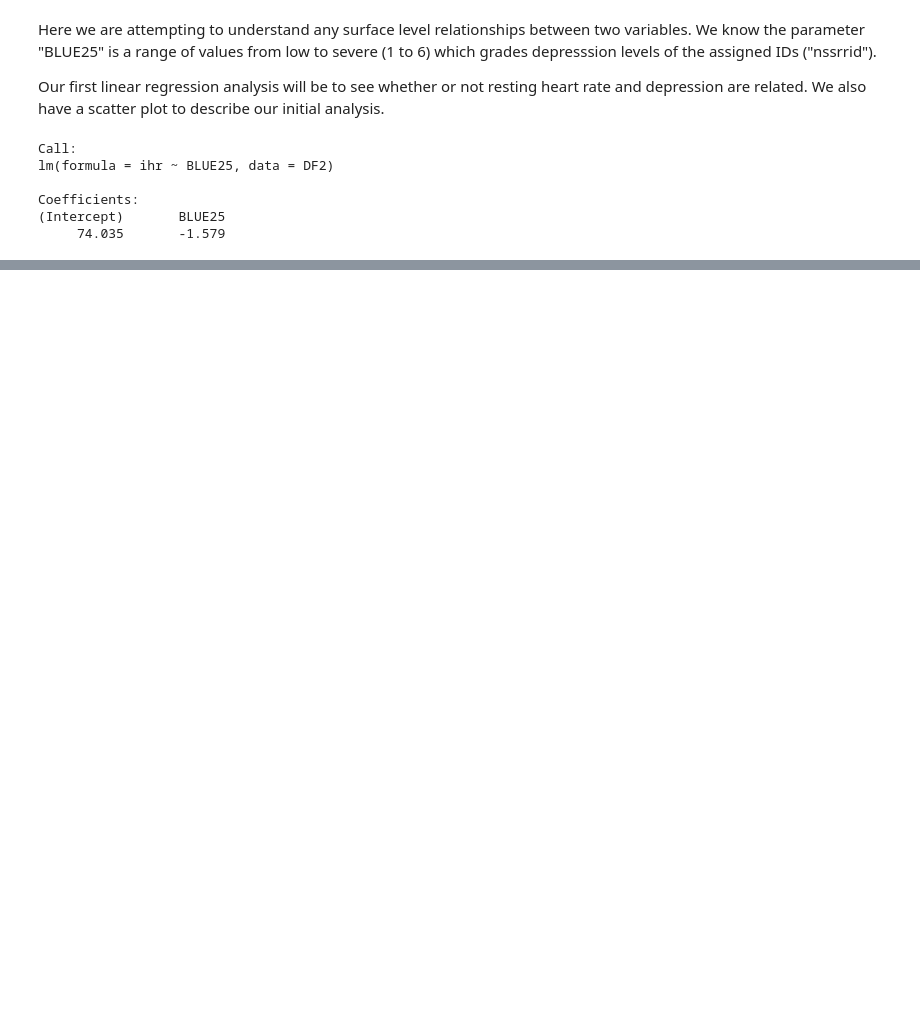
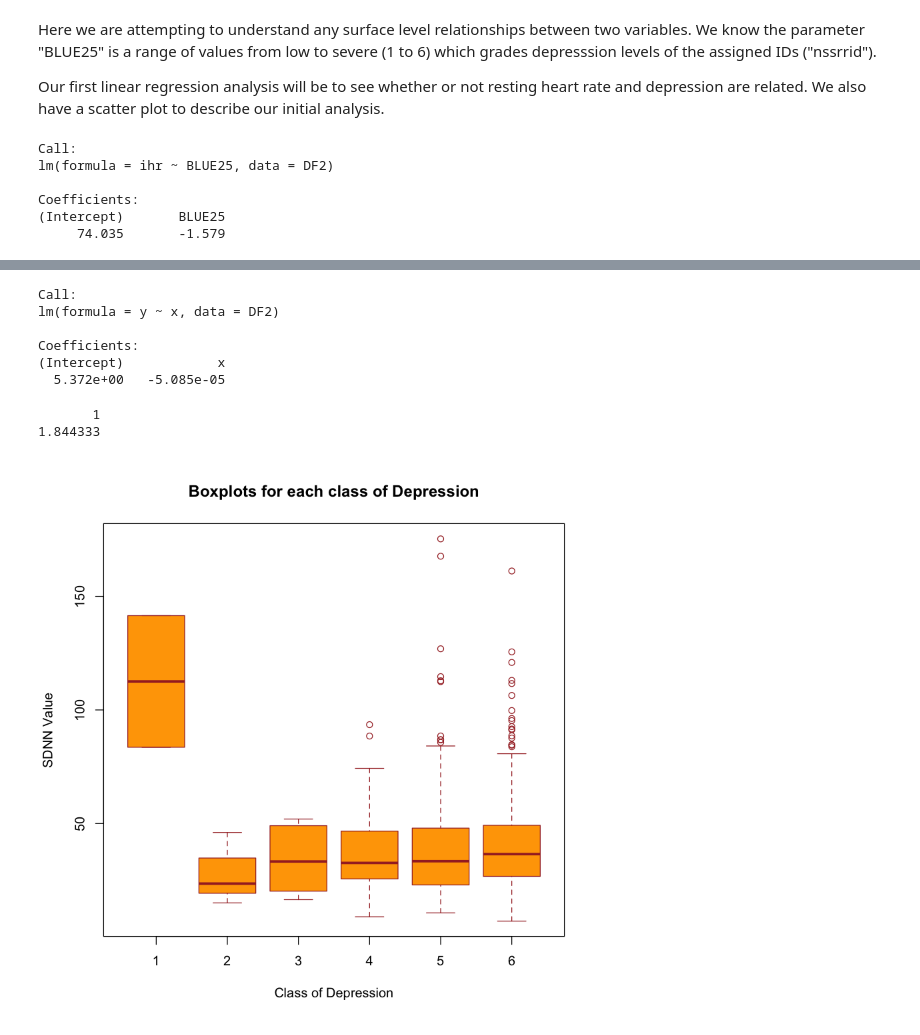
Before and after one commit to loveleenb/Depression_Analysis, a Jupyter notebook: Depression_Analysis_R.ipynb, the cells around one changed output, grey strips where cells are left out. Drawn from its saved outputs; the diff is of its cells as text; code cells hidden in the pictures; blank space fills up the shorter version.

```diff
--- a/Depression_Analysis_R.ipynb
+++ b/Depression_Analysis_R.ipynb
@@ -149,0 +180,27 @@ list()
+# %%
+linearMod <- lm(y ~ x, data=DF2)  # build linear regression model on full data
+print(linearMod)
+# %% [output]
+Call:
+lm(formula = y ~ x, data = DF2)
+
+Coefficients:
+(Intercept)            x
+  5.372e+00   -5.085e-05
+# %%
+# The predictor vector.
+x <- c(46.2, 97.8, 101.3, 186, 56, 36, 79, 63, 52, 31)
+
+# The response vector.
+y <- c(6, 1, 6, 1, 4, 5, 6, 2, 2, 4)
+
+# Apply the lm() function.
+relation <- lm(y~x)
+
+# Find depression of a person with SDNN 170.
+a <- data.frame(x = 170)
+result <-  predict(relation,a)
+print(result)
+# %% [output]
+       1
+1.844333
@@ -149,0 +210,8 @@ list()
+# %%
+boxplot(SDNN~BLUE25,data=DF2, main="Boxplots for each class of Depression", xlab="Class of Depression",
+ylab="SDNN Value",
+col="orange",
+border="brown"
+)
+# %% [output]
+[figure, added]
```
Also changed, not shown: parts of 17 cells of this notebook.
